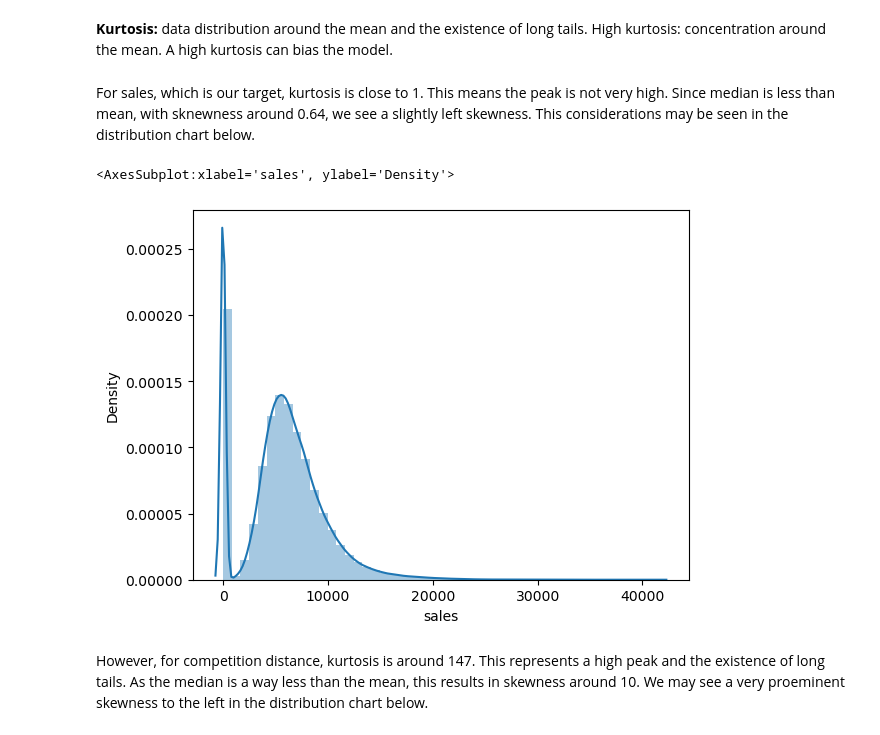
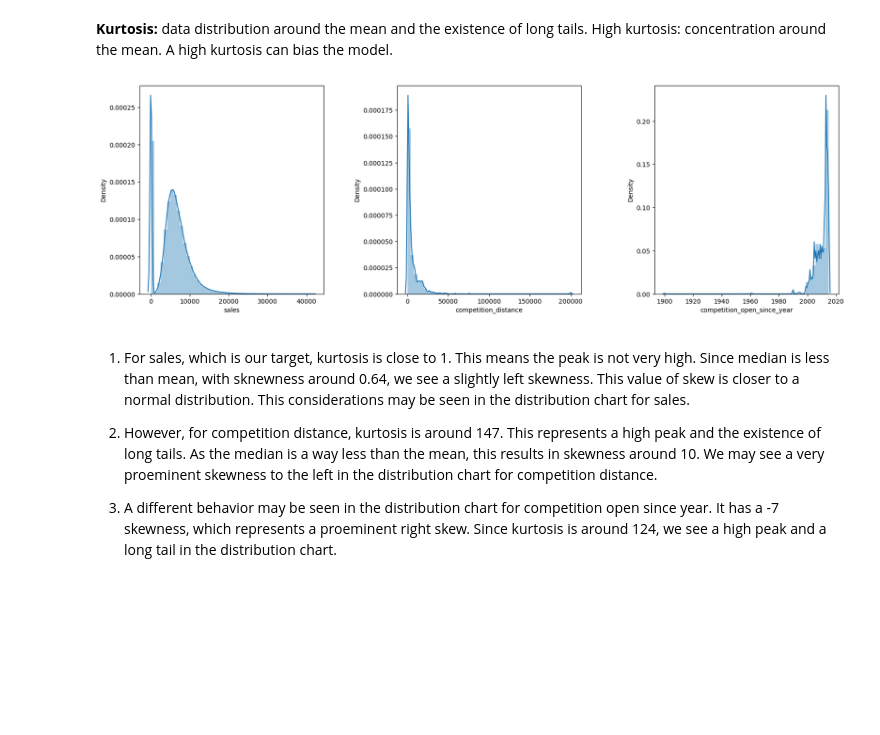
Before and after one commit to lucasquemelli/Rossman_Store_Sales, a Jupyter notebook: rossmann_store_sales.ipynb, the cells around one changed output. Cells and saved outputs as stored; diff of their text form; code cells hidden in the pictures; blank space fills up the shorter version.

```diff
--- a/rossmann_store_sales.ipynb
+++ b/rossmann_store_sales.ipynb
@@ -516,12 +517,24 @@ ML algorithms need to train with unbiased data, that is, the distribution of the
 Based on metrics above, we may see that mean is very close to the median. In some cases, they are so close to each other (according to the range) that two first rules does not match. However, it is good result because that means the distribution is very similar to a normal one and the Machine Learning model will not deal with a biased dataset.
 # %% [markdown]
 **Kurtosis:** data distribution around the mean and the existence of long tails. High kurtosis: concentration around the mean. A high kurtosis can bias the model.
-# %% [markdown]
-For sales, which is our target, kurtosis is close to 1. This means the peak is not very high. Since median is less than mean, with sknewness around 0.64, we see a slightly left skewness. This considerations may be seen in the distribution chart below.
-# %%
-sns.distplot(df1["sales"])
-# %% [output]
-<AxesSubplot:xlabel='sales', ylabel='Density'>
-[figure, removed]
+# %%
+plt.figure(figsize = (20,6))
+
+plt.subplot(131)
+sns.distplot(df1["sales"])
+
+plt.subplot(132)
+sns.distplot(df1["competition_distance"])
+
+plt.subplot(133)
+sns.distplot(df1["competition_open_since_year"])
+
+plt.subplots_adjust(wspace = 0.4)
+# %% [output]
+[figure, added]
 # %% [markdown]
-However, for competition distance, kurtosis is around 147. This represents a high peak and the existence of long tails. As the median is a way less than the mean, this results in skewness around 10. We may see a very proeminent skewness to the left in the distribution chart below.
+1. For sales, which is our target, kurtosis is close to 1. This means the peak is not very high. Since median is less than mean, with sknewness around 0.64, we see a slightly left skewness. This value of skew is closer to a normal distribution. This considerations may be seen in the distribution chart for sales.
+
+2. However, for competition distance, kurtosis is around 147. This represents a high peak and the existence of long tails. As the median is a way less than the mean, this results in skewness around 10. We may see a very proeminent skewness to the left in the distribution chart for competition distance.
+
+3. A different behavior may be seen in the distribution chart for competition open since year. It has a -7 skewness, which represents a proeminent right skew. Since kurtosis is around 124, we see a high peak and a long tail in the distribution chart.
```
Also changed, not shown: parts of 15 cells of this notebook.
